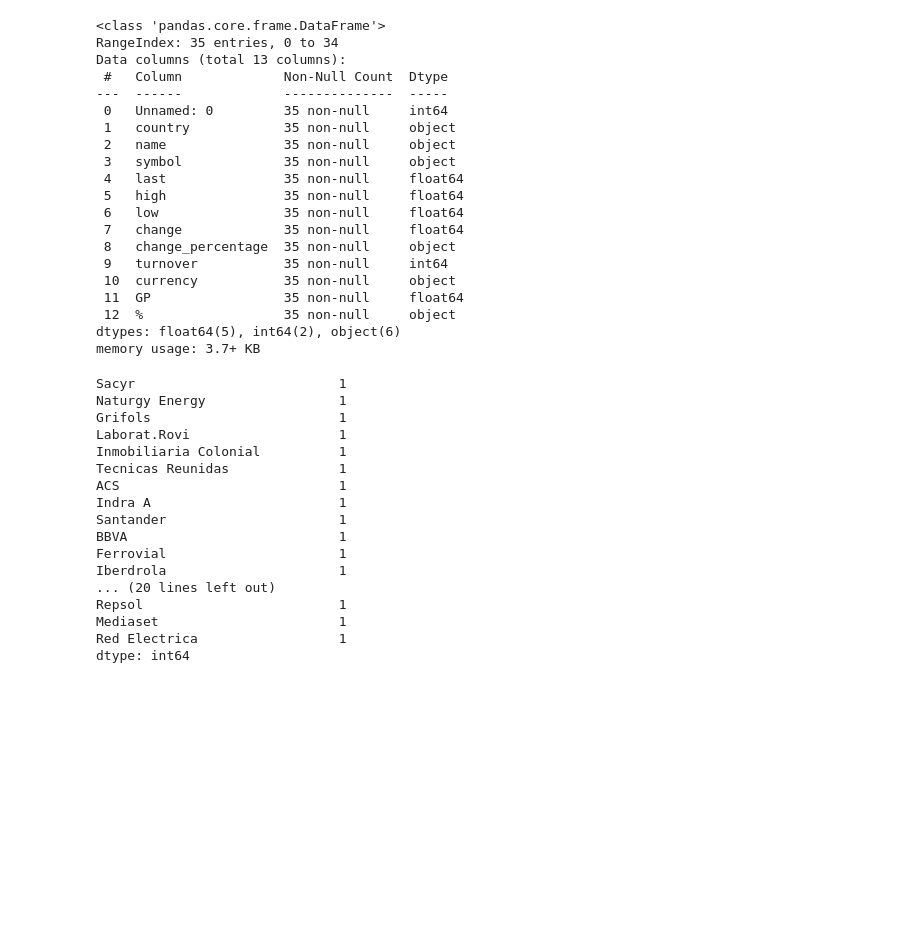
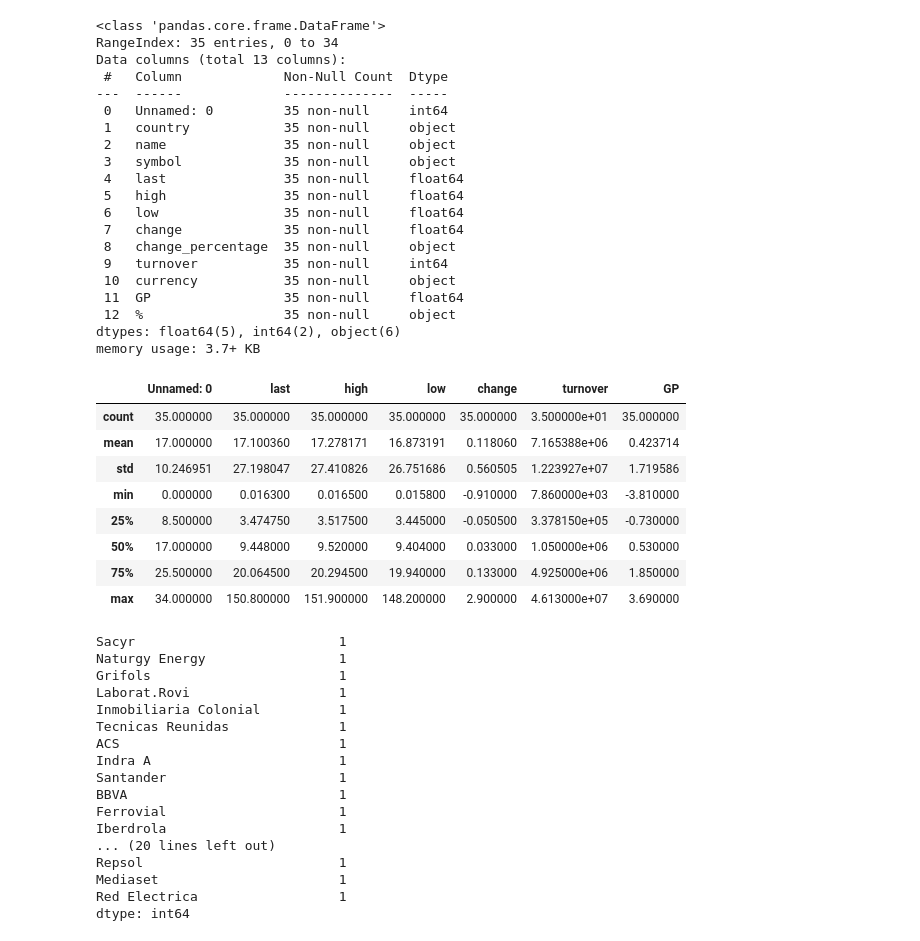
Before and after one commit to pptscdia2021/pp12021grupo8_a1-practica-profesionalizante-g8-a1, a Jupyter notebook: Segundo_Practico/CSV/visualizaciones_df.ipynb, the cells around one changed output. Cells and saved outputs as stored; diff of their text form; code cells hidden in the pictures; blank space fills up the shorter version.

```diff
--- a/Segundo_Practico/CSV/visualizaciones_df.ipynb
+++ b/Segundo_Practico/CSV/visualizaciones_df.ipynb
@@ -187,6 +211,18 @@ Data columns (total 13 columns):
  12  %                  35 non-null     object
 dtypes: float64(5), int64(2), object(6)
 memory usage: 3.7+ KB
+# %%
+df3.describe()
+# %% [output]
+|  | Unnamed: 0 | last | high | low | change | turnover | GP |
+| count | 35.000000 | 35.000000 | 35.000000 | 35.000000 | 35.000000 | 3.500000e+01 | 35.000000 |
+| mean | 17.000000 | 17.100360 | 17.278171 | 16.873191 | 0.118060 | 7.165388e+06 | 0.423714 |
+| std | 10.246951 | 27.198047 | 27.410826 | 26.751686 | 0.560505 | 1.223927e+07 | 1.719586 |
+| min | 0.000000 | 0.016300 | 0.016500 | 0.015800 | -0.910000 | 7.860000e+03 | -3.810000 |
+| 25% | 8.500000 | 3.474750 | 3.517500 | 3.445000 | -0.050500 | 3.378150e+05 | -0.730000 |
+| 50% | 17.000000 | 9.448000 | 9.520000 | 9.404000 | 0.033000 | 1.050000e+06 | 0.530000 |
+| 75% | 25.500000 | 20.064500 | 20.294500 | 19.940000 | 0.133000 | 4.925000e+06 | 1.850000 |
+| max | 34.000000 | 150.800000 | 151.900000 | 148.200000 | 2.900000 | 4.613000e+07 | 3.690000 |
 # %%
 pd.value_counts(df3[["name"]].values.ravel())
 # %% [output]
```
Also changed, not shown: parts of 7 cells of this notebook.
